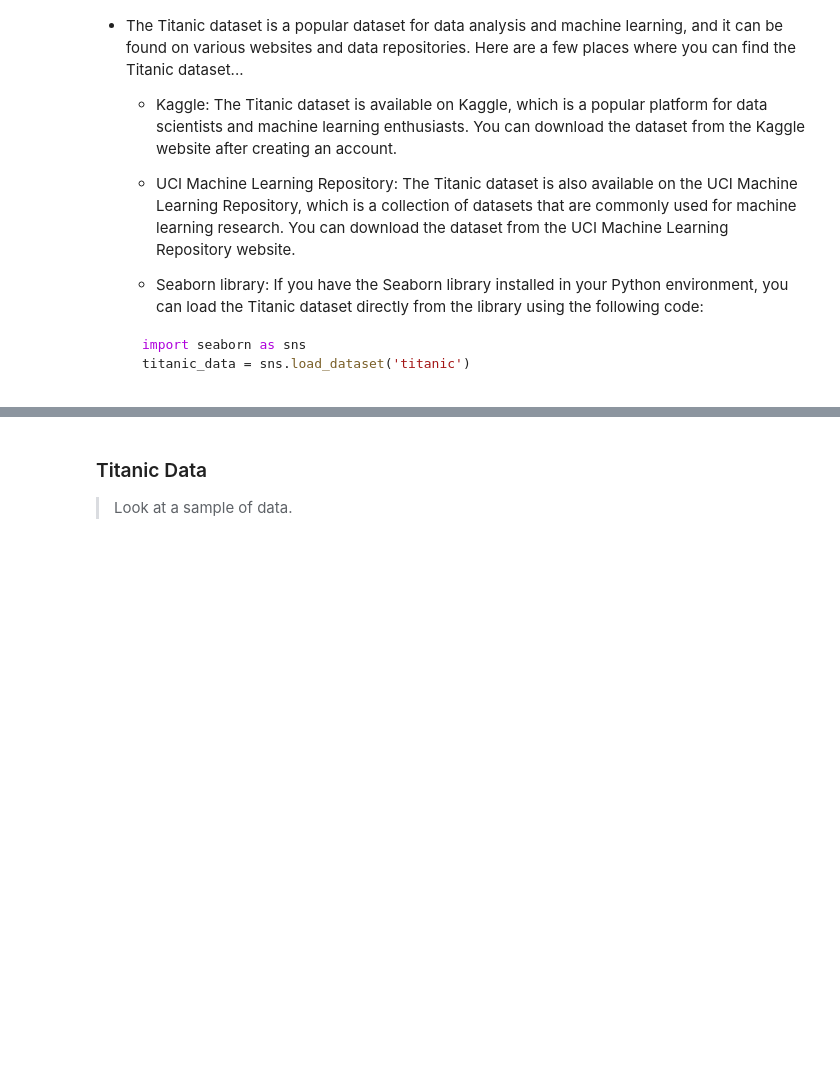
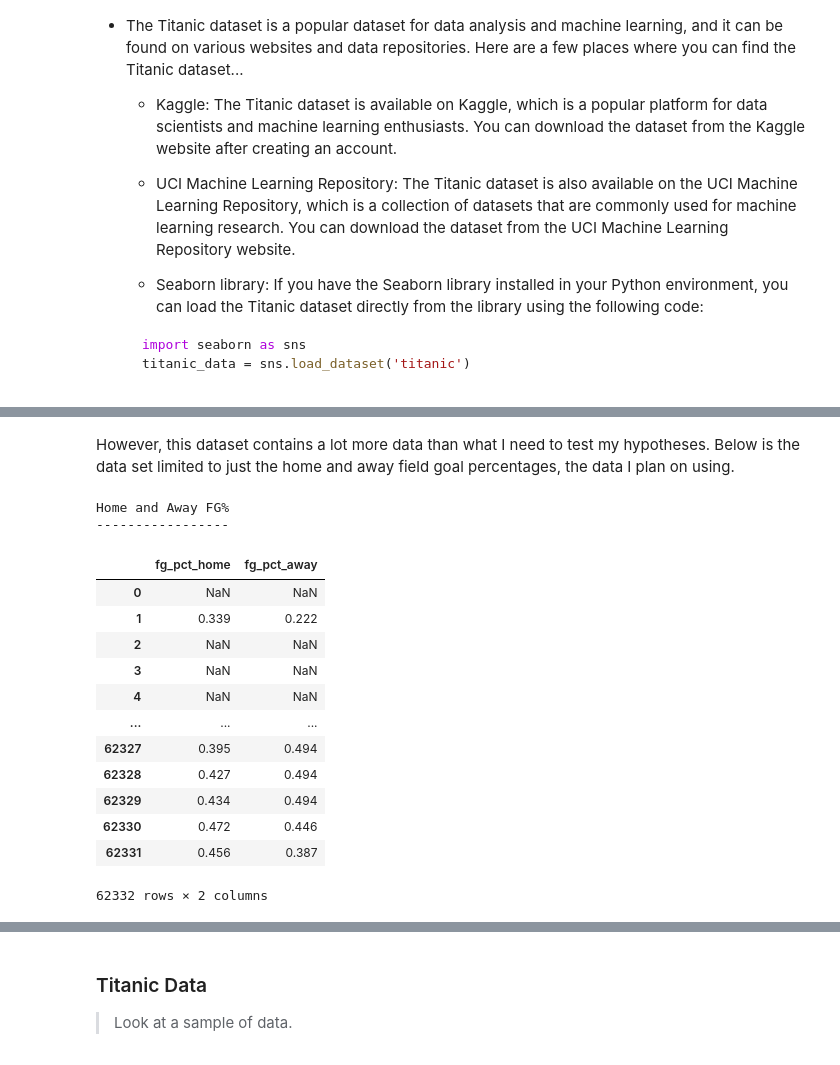
Before and after one commit to trentcardall/CSP, a Jupyter notebook: _notebooks/2023-03-09-AP-unit2-3.ipynb, the cells around one changed output, grey strips where cells are left out. Saved outputs shown, nothing was run; the diff lists cells and outputs as text; code cells hidden in the pictures; blank space fills up the shorter version.

```diff
--- a/_notebooks/2023-03-09-AP-unit2-3.ipynb
+++ b/_notebooks/2023-03-09-AP-unit2-3.ipynb
@@ -352,0 +383,24 @@ fetch()
+# %% [markdown]
+However, this dataset contains a lot more data than what I need to test my hypotheses. Below is the data set limited to just the home and away field goal percentages, the data I plan on using.
+# %%
+# displaying just the columns I want
+
+print("Home and Away FG%")
+print("-----------------")
+stats[["fg_pct_home", "fg_pct_away"]]
+# %% [output]
+Home and Away FG%
+-----------------
+|  | fg_pct_home | fg_pct_away |
+| 0 | NaN | NaN |
+| 1 | 0.339 | 0.222 |
+| 2 | NaN | NaN |
+| 3 | NaN | NaN |
+| 4 | NaN | NaN |
+| ... | ... | ... |
+| 62327 | 0.395 | 0.494 |
+| 62328 | 0.427 | 0.494 |
+| 62329 | 0.434 | 0.494 |
+| 62330 | 0.472 | 0.446 |
+| 62331 | 0.456 | 0.387 |
+62332 rows × 2 columns
```
Also changed, not shown: parts of 6 cells of this notebook.
